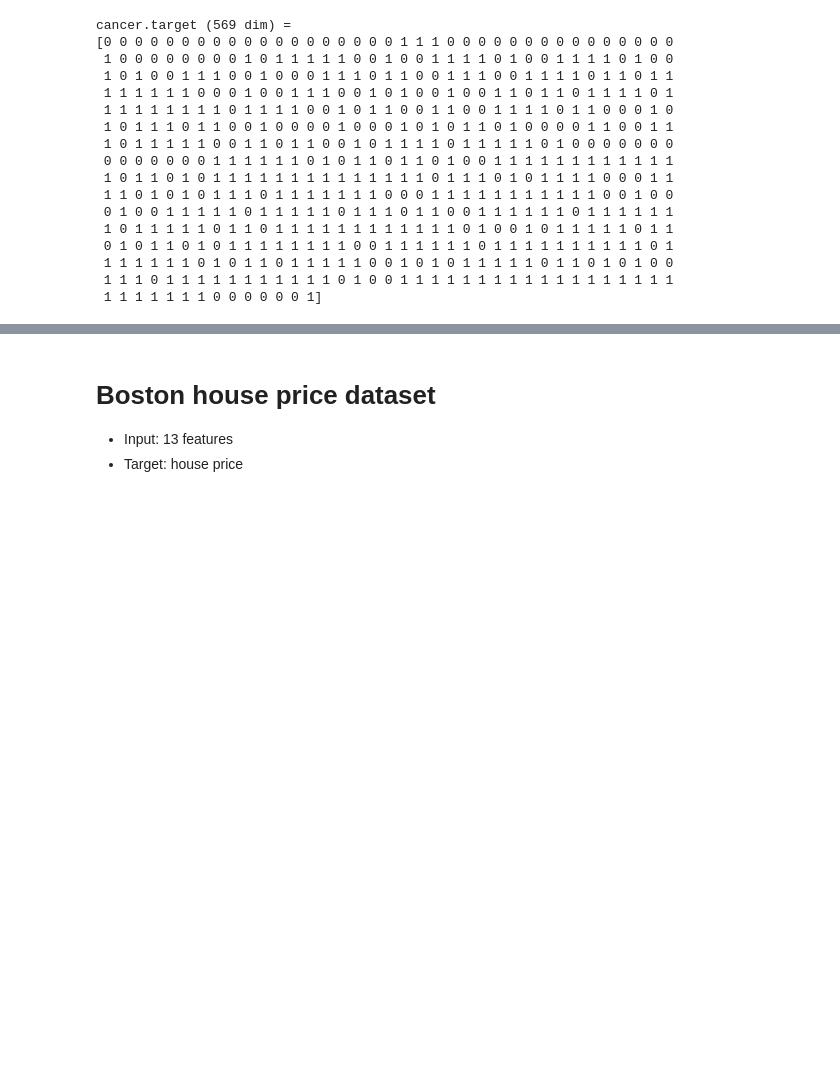
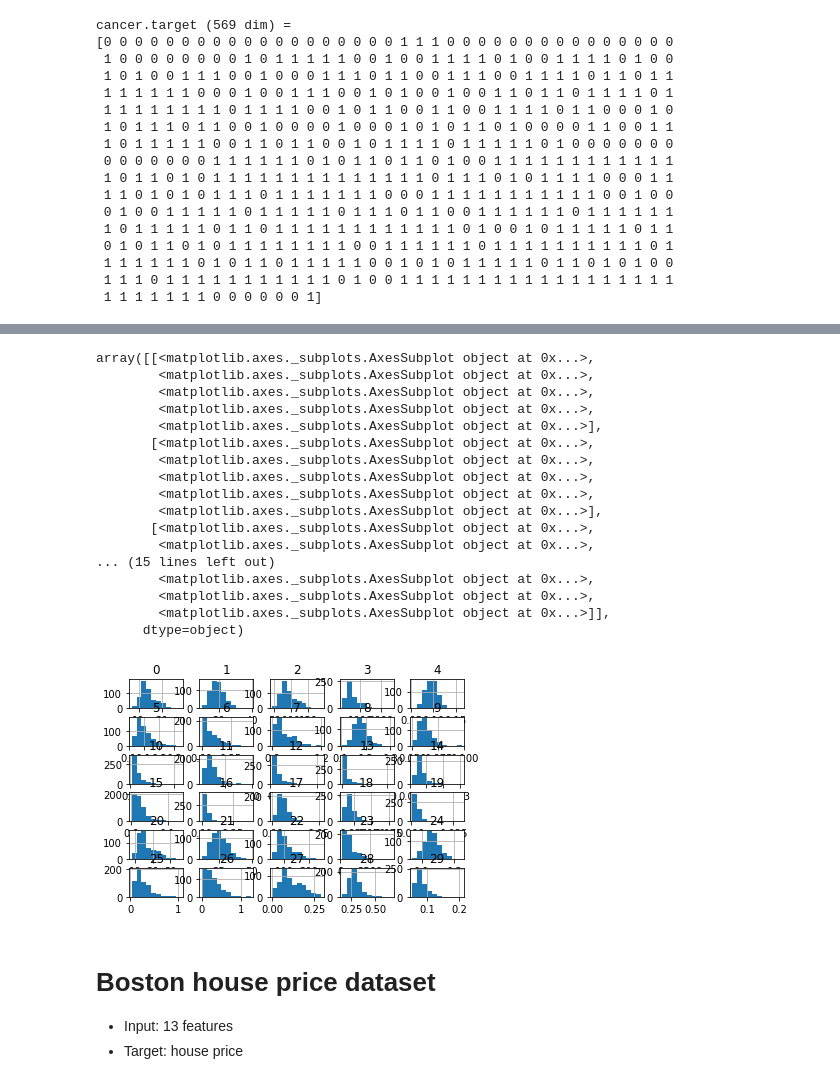
Before and after one commit to callee2006/MachineLearning, a Jupyter notebook: dataset.ipynb, the cells around one changed output, grey strips where cells are left out. Drawn from its saved outputs; the diff is of its cells as text; code cells hidden in the pictures; blank space fills up the shorter version.

```diff
--- a/dataset.ipynb
+++ b/dataset.ipynb
@@ -223,3 +229,8 @@ cancer.target (569 dim) =
  1 1 1 1 1 1 0 1 0 1 1 0 1 1 1 1 1 0 0 1 0 1 0 1 1 1 1 1 0 1 1 0 1 0 1 0 0
  1 1 1 0 1 1 1 1 1 1 1 1 1 1 1 0 1 0 0 1 1 1 1 1 1 1 1 1 1 1 1 1 1 1 1 1 1
  1 1 1 1 1 1 1 0 0 0 0 0 0 1]
+# %%
+df_cancer = pd.DataFrame(cancer.data, columns = cancer.feature_names)    # create a dataframe from cancer dateset
+target_in_name = [cancer.target_names[i] for i in cancer.target]         # create a list target_in_name
+df_cancer['target'] = target_in_name                                     # add a new column 'target'
+df_cancer.head(10)
@@ -226,3 +263,24 @@ cancer.target (569 dim) =
+# %%
+df_cancer.hist()
+# %% [output]
+array([[<matplotlib.axes._subplots.AxesSubplot object at 0x...>,
+        <matplotlib.axes._subplots.AxesSubplot object at 0x...>,
+        <matplotlib.axes._subplots.AxesSubplot object at 0x...>,
+        <matplotlib.axes._subplots.AxesSubplot object at 0x...>,
+        <matplotlib.axes._subplots.AxesSubplot object at 0x...>],
+       [<matplotlib.axes._subplots.AxesSubplot object at 0x...>,
+        <matplotlib.axes._subplots.AxesSubplot object at 0x...>,
+        <matplotlib.axes._subplots.AxesSubplot object at 0x...>,
+        <matplotlib.axes._subplots.AxesSubplot object at 0x...>,
+        <matplotlib.axes._subplots.AxesSubplot object at 0x...>],
+       [<matplotlib.axes._subplots.AxesSubplot object at 0x...>,
+        <matplotlib.axes._subplots.AxesSubplot object at 0x...>,
+... (15 lines left out)
+        <matplotlib.axes._subplots.AxesSubplot object at 0x...>,
+        <matplotlib.axes._subplots.AxesSubplot object at 0x...>,
+        <matplotlib.axes._subplots.AxesSubplot object at 0x...>]],
+      dtype=object)
+[figure, added]
 # %% [markdown]
 # Boston house price dataset
 
```
Also changed, not shown: parts of 20 cells of this notebook.
